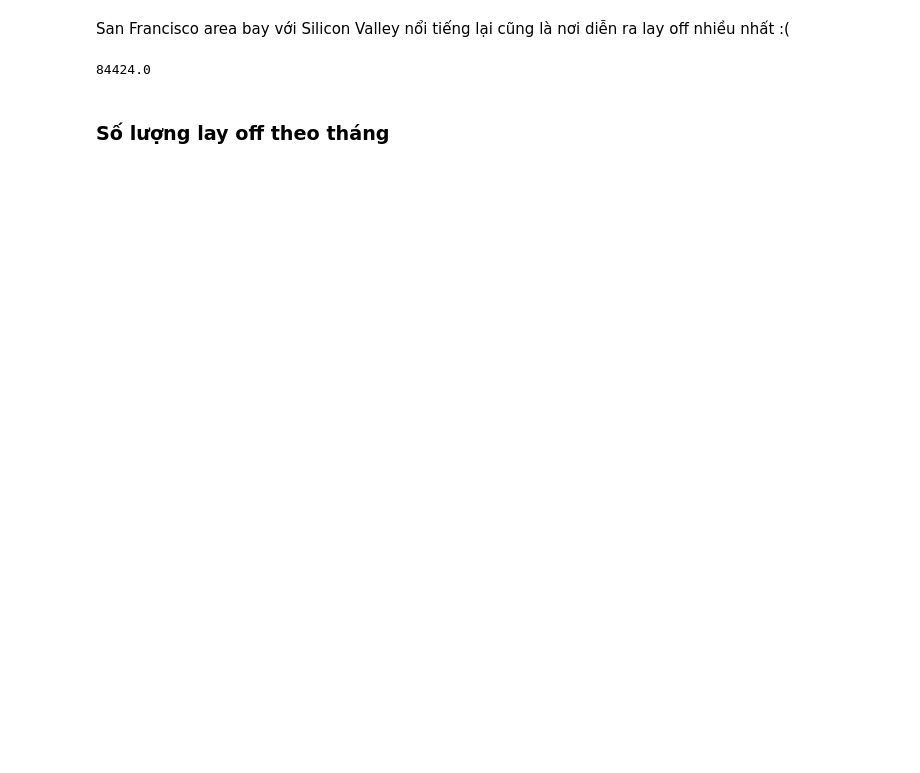
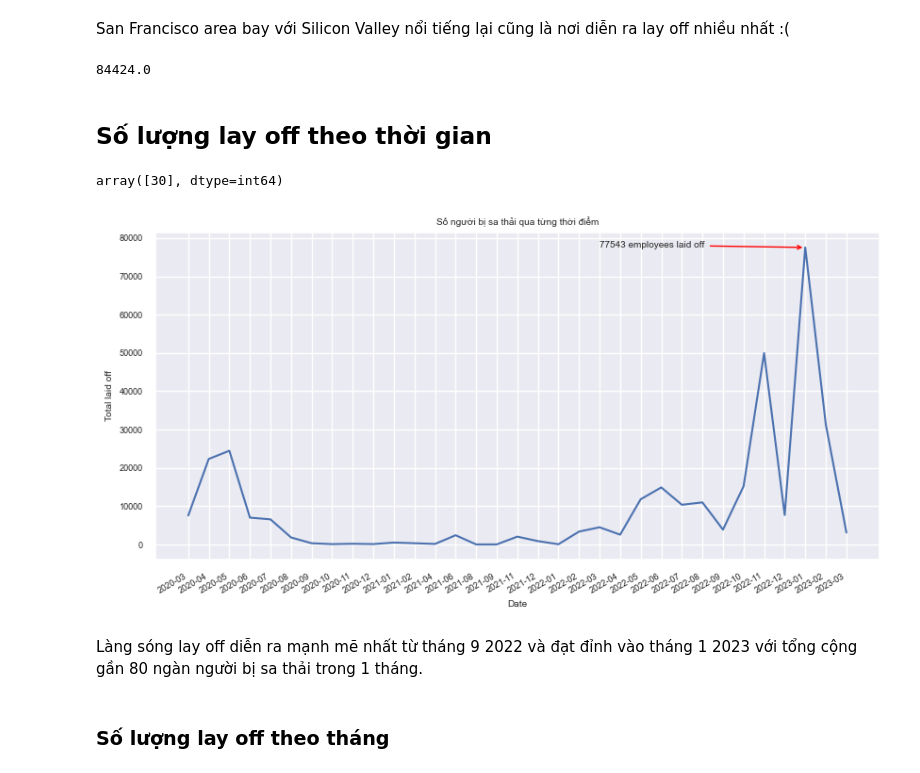
Before and after one commit to vhtnguyen/Layoffs-Visualization-Project, a Jupyter notebook: layoffs-data-visualization/main.ipynb, the cells around one changed output. Saved outputs shown, nothing was run; the diff lists cells and outputs as text; code cells hidden in the pictures; blank space fills up the shorter version.

```diff
--- a/layoffs-data-visualization/main.ipynb
+++ b/layoffs-data-visualization/main.ipynb
@@ -565,5 +565,35 @@ total_by_month_year.max()
 # total_by_month_year.reset_index().rename(columns={'sum':'valuesum'})
 # %% [output]
 84424.0
+# %% [markdown]
+## Số lượng lay off theo thời gian
+# %%
+df_total_employees_time=df_with_total_employees[df_with_total_employees.total_laid_off>0]
+df_total_employees_time['year']=df_total_employees_time['date'].apply(lambda x :x.year)
+df_total_employees_time['month']=df_total_employees_time['date'].apply(lambda x :x.month)
+df_total_employees_time['month_year'] = pd.to_datetime(df_total_employees_time['date']).dt.strftime('%Y-%m')
+# %%
+total_by_time=df_total_employees_time.groupby('month_year').sum()['total_laid_off']
+
+fig, ax = plt.subplots( figsize=(9, 5), tight_layout=True)
+fig.tight_layout(pad=5.0)
+plt.plot(total_by_time.index,total_by_time.values)
+plt.xlabel('Date')
+plt.ylabel('Total laid off')
+plt.title('Số người bị sa thải qua từng thời điểm')
+
+
+x_max=np.where(total_by_time == total_by_time.max())[0]
+y_max=total_by_time.max()
+plt.annotate(f'{int(y_max)} employees laid off', xy=(x_max, y_max), xytext=(x_max-10, y_max),arrowprops=dict(arrowstyle='->',color='red'))
+# beautify the x-labels
+plt.gcf().autofmt_xdate()
+# plt.show()
+x_max
+# %% [output]
+array([30], dtype=int64)
+[figure, added]
+# %% [markdown]
+Làng sóng lay off diễn ra mạnh mẽ nhất từ tháng 9 2022 và đạt đỉnh vào tháng 1 2023 với tổng cộng gần 80 ngàn người bị sa thải trong 1 tháng.
 # %% [markdown]
 ### Số lượng lay off theo tháng
```
Also changed, not shown: parts of 6 cells of this notebook.
